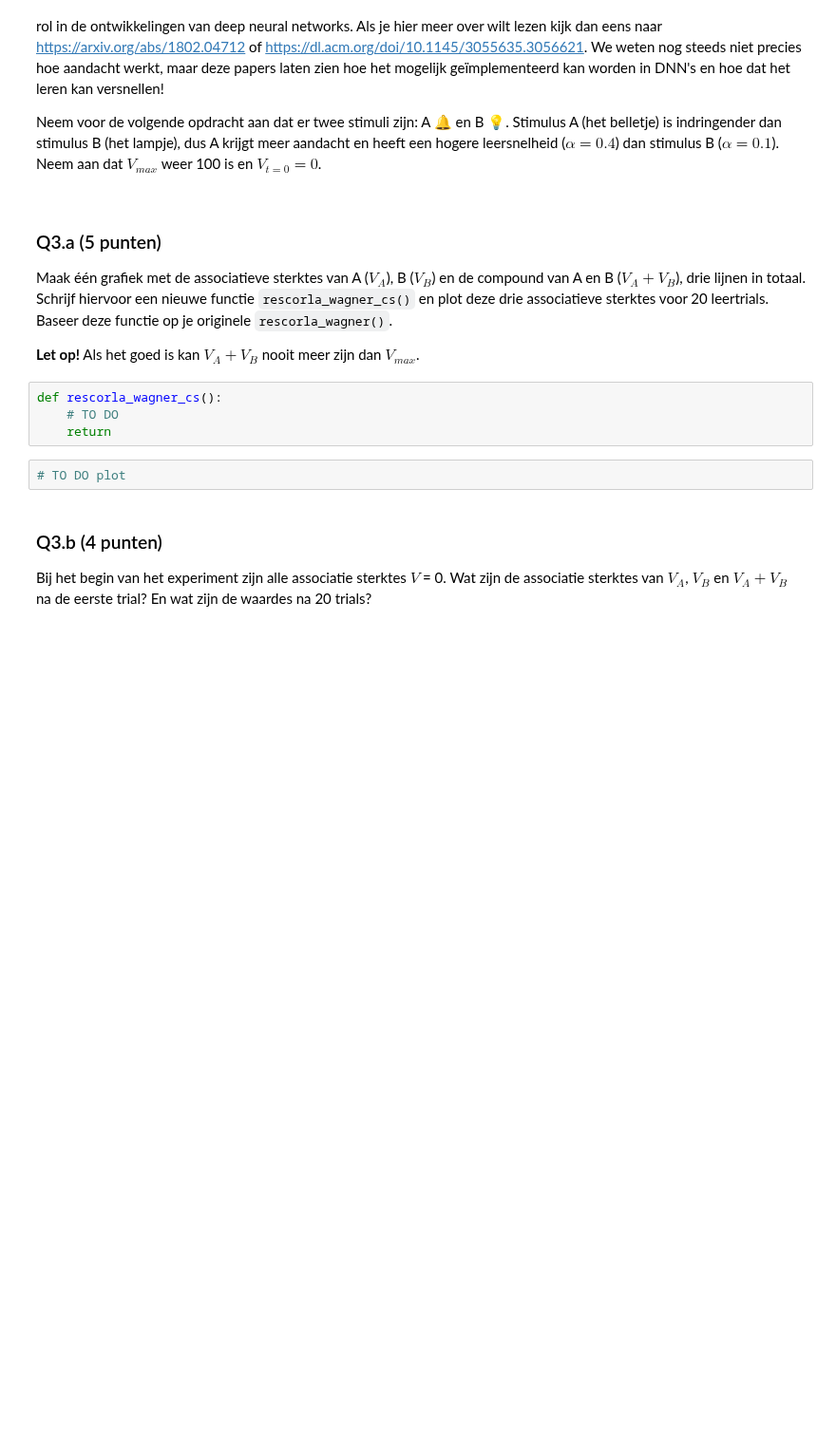
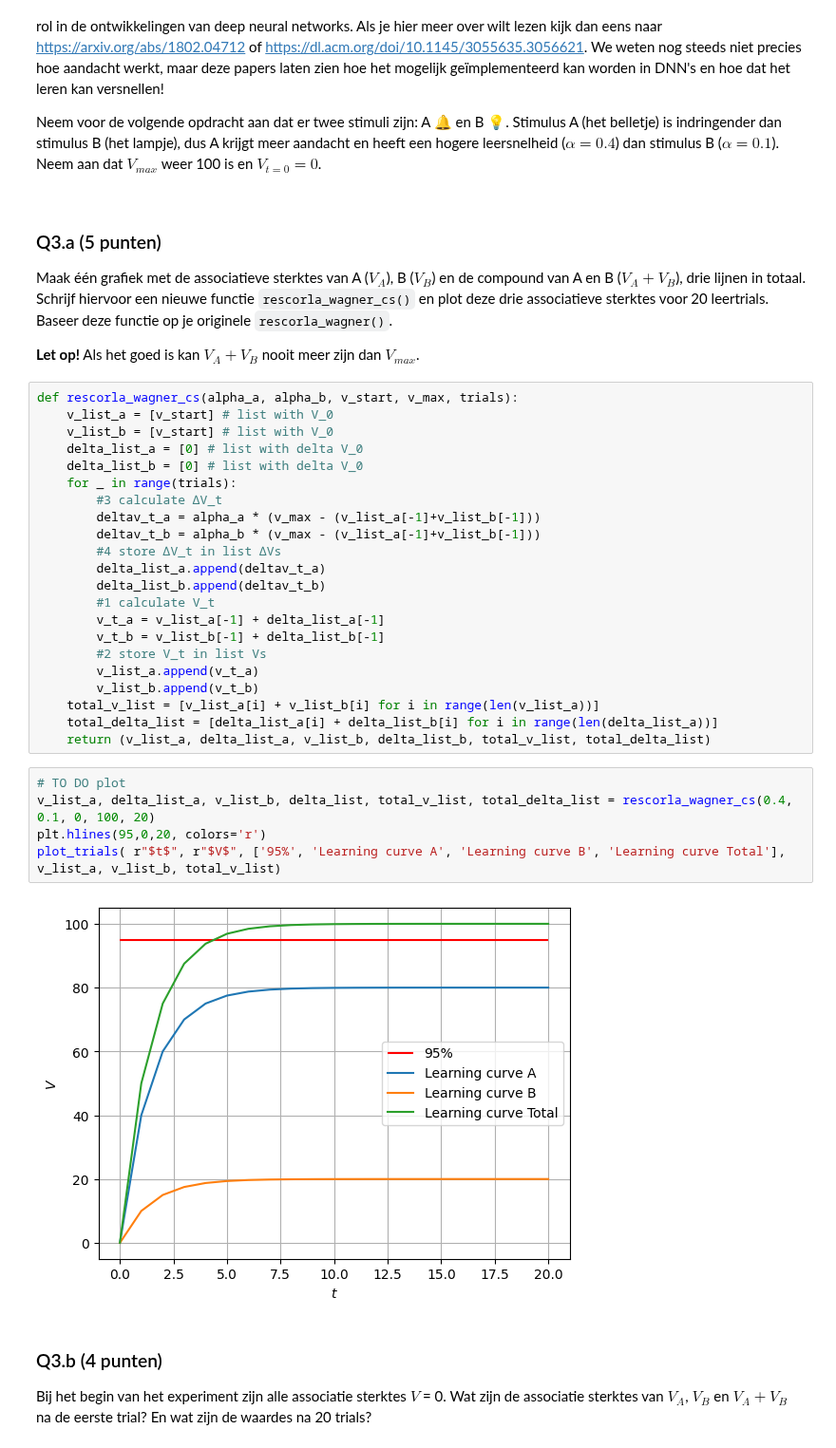
Before and after one commit to YorbenKoolhaas/cogmod, a Jupyter notebook: hw1/Assignment_1.ipynb, the cells around one changed output. Shown at 95% size. Saved outputs shown, nothing was run; the diff lists cells and outputs as text; blank space fills up the shorter version.

```diff
--- a/hw1/Assignment_1.ipynb
+++ b/hw1/Assignment_1.ipynb
@@ -256,12 +256,35 @@ Neem voor de volgende opdracht aan dat er twee stimuli zijn: A 🔔 en B 💡. S
 Maak één grafiek met de associatieve sterktes van A ($V_A$), B ($V_B$) en de compound van A en B ($V_A + V_B$), drie lijnen in totaal. Schrijf hiervoor een nieuwe functie `rescorla_wagner_cs()` en plot deze drie associatieve sterktes voor 20 leertrials. Baseer deze functie op je originele `rescorla_wagner()`.
 
 **Let op!** Als het goed is kan $V_A+V_B$ nooit meer zijn dan $V_{max}$.
-# %%
-def rescorla_wagner_cs():
-    # TO DO
-    return
-# %%
-# TO DO plot
+# %%
+def rescorla_wagner_cs(alpha_a, alpha_b, v_start, v_max, trials):
+    v_list_a = [v_start] # list with V_0
+    v_list_b = [v_start] # list with V_0
+    delta_list_a = [0] # list with delta V_0
+    delta_list_b = [0] # list with delta V_0
+    for _ in range(trials):
+        #3 calculate ∆V_t
+        deltav_t_a = alpha_a * (v_max - (v_list_a[-1]+v_list_b[-1]))
+        deltav_t_b = alpha_b * (v_max - (v_list_a[-1]+v_list_b[-1]))
+        #4 store ∆V_t in list ∆Vs
+        delta_list_a.append(deltav_t_a)
+        delta_list_b.append(deltav_t_b)
+        #1 calculate V_t
+        v_t_a = v_list_a[-1] + delta_list_a[-1]
+        v_t_b = v_list_b[-1] + delta_list_b[-1]
+        #2 store V_t in list Vs
+        v_list_a.append(v_t_a)
+        v_list_b.append(v_t_b)
+    total_v_list = [v_list_a[i] + v_list_b[i] for i in range(len(v_list_a))]
+    total_delta_list = [delta_list_a[i] + delta_list_b[i] for i in range(len(delta_list_a))]
+    return (v_list_a, delta_list_a, v_list_b, delta_list_b, total_v_list, total_delta_list)
+# %%
+# TO DO plot
+v_list_a, delta_list_a, v_list_b, delta_list, total_v_list, total_delta_list = rescorla_wagner_cs(0.4, 0.1, 0, 100, 20)
+plt.hlines(95,0,20, colors='r')
+plot_trials( r"$t$", r"$V$", ['95%', 'Learning curve A', 'Learning curve B', 'Learning curve Total'], v_list_a, v_list_b, total_v_list)
+# %% [output]
+[figure, added]
 # %% [markdown]
 ### Q3.b (4 punten)
 
```
Also changed, not shown: parts of 2 cells of this notebook.
